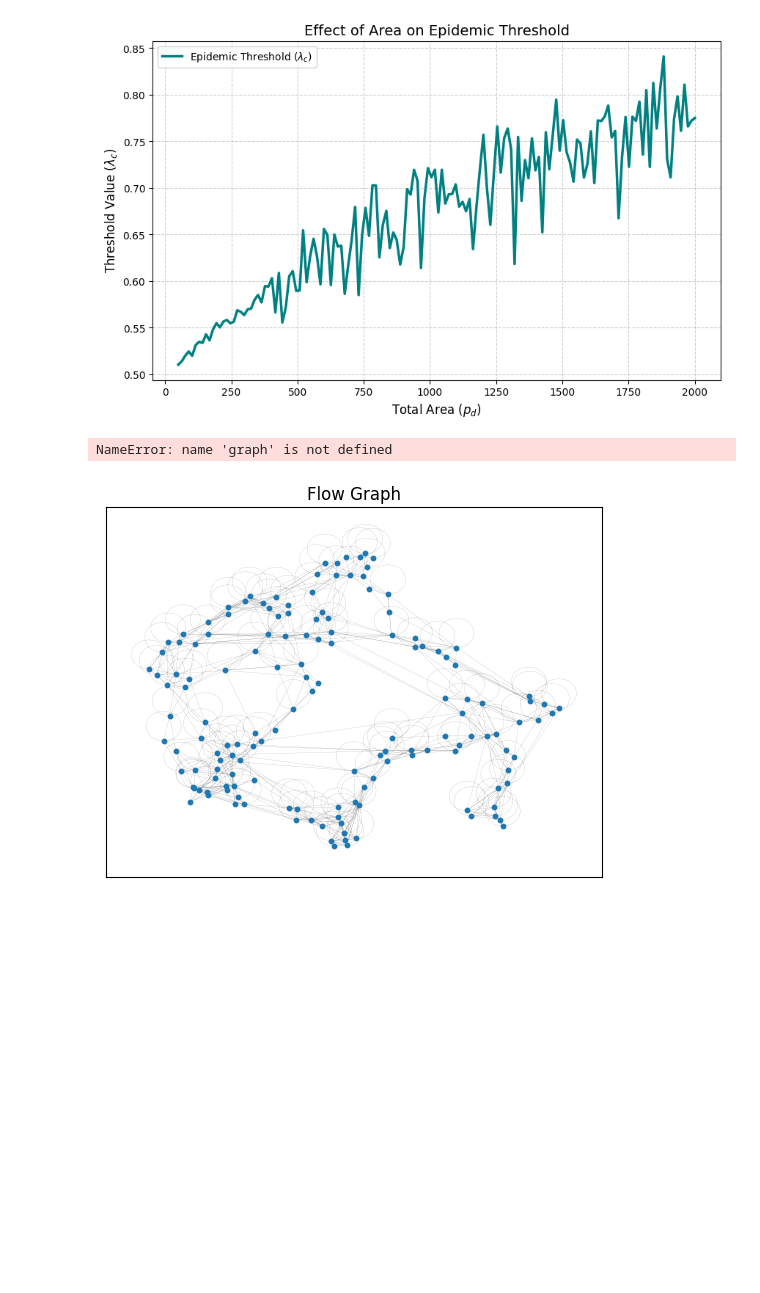
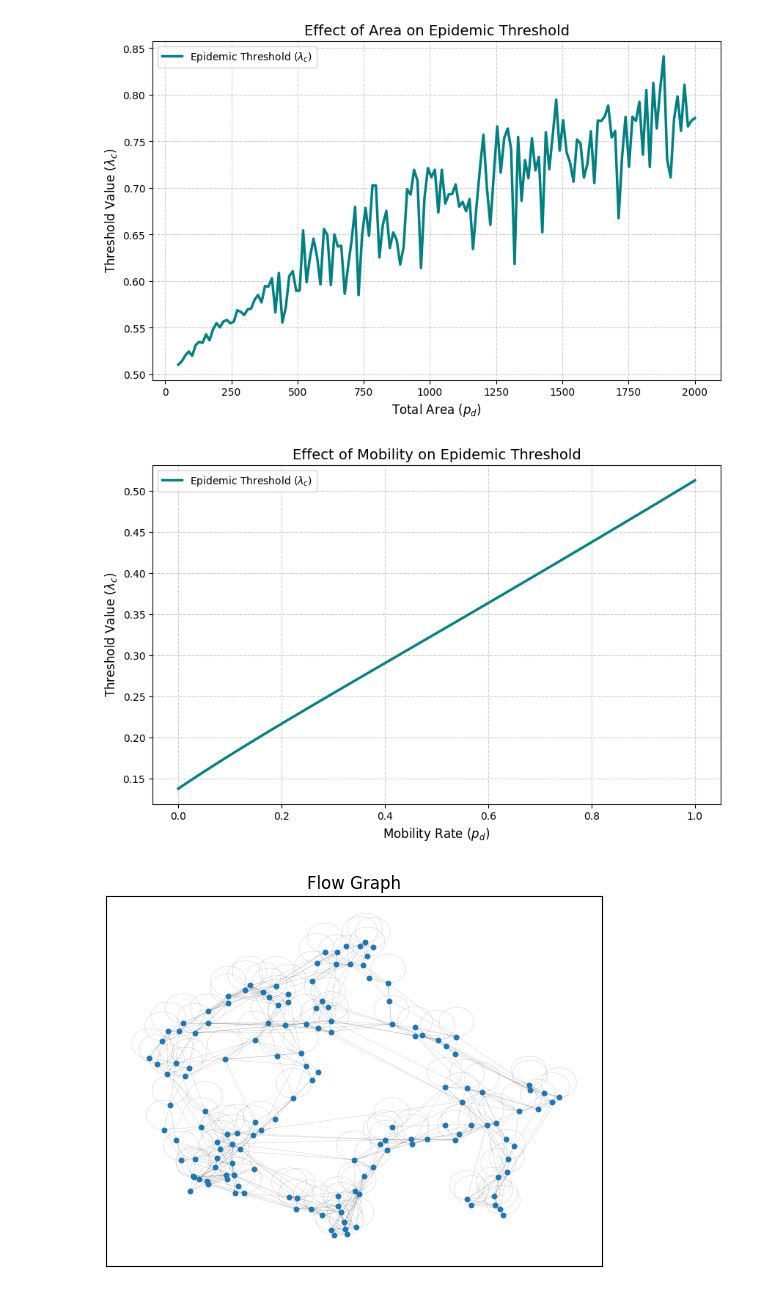
Before and after one commit to epnck/thesis, a Jupyter notebook: data generation/datagenpipeline.ipynb, the cells around one changed output. Cells and saved outputs as stored; diff of their text form; code cells hidden in the pictures; blank space fills up the shorter version.

```diff
--- a/data generation/datagenpipeline.ipynb
+++ b/data generation/datagenpipeline.ipynb
@@ -120,19 +122,22 @@ def generate_graph(total_population, number_nodes, area, alpha = 0.2):
 
    #zipfs law fore reaslitc cities
 
-    gamma = 0.55
-    decay_rate = 0.0028
-    rank = np.arange(1, number_nodes + 1)
-    zipf_term = 1 / ( rank ** gamma)
-    exponential_term = np.exp(-decay_rate * rank)
-    noise = np.random.lognormal(0, 0.05, number_nodes)
+    # gamma = 0.55
+    # decay_rate = 0.0028
+    # rank = np.arange(1, number_nodes + 1)
+    # zipf_term = 1 / ( rank ** gamma)
+    # exponential_term = np.exp(-decay_rate * rank)
+    # noise = np.random.lognormal(0, 0.05, number_nodes)
 
 
 
-    population_distribution = zipf_term * exponential_term * noise
 
-    population = ((population_distribution / population_distribution.sum()) * total_population).astype(int)
-    population[0] += total_population - population.sum()
+    # population_distribution = zipf_term  * exponential_term * noise
+    #
+    # population = ((population_distribution / population_distribution.sum()) * total_population).astype(int)
+    # population[0] += total_population - population.sum()
+
+    population = np.full(number_nodes, total_population // number_nodes)
 
     side_length = np.sqrt(area)
     positions = np.random.rand(number_nodes, 2) * side_length
@@ -245,17 +250,17 @@ def calculate_threshold(graph, population, total_area, recovery_rate, mobility_r
 #calculate_threshold(312969665, 3574052, 3220, 1, 1)
 # %%
 import scipy.sparse as sp
-#graph, population, position = generate_graph(total_population=312969665, area=3574052, number_nodes=3219, alpha=0)
+graph, population, position = generate_graph(total_population=312969665, area=3574052, number_nodes=3219, alpha=0)
 #graph, population, position = generate_graph(total_population=312969665, area=3574052, number_nodes=3220, alpha=0)
  #gamma = 0.55
     #decay_rate = 0.0028
 # Assuming 'graph' is your csr_matrix
-#sp.save_npz('radiation_newtest.npz', graph)
+sp.save_npz('radiation_newtest2.npz', graph)
 
 
 #graph, population, position = generate_graph(total_population=312969665, area=3574052, number_nodes=302, alpha=0.5)
 
 
 
-graph, population, position = generate_graph(total_population=6000000, area=2000, number_nodes=150, alpha=0) #miami
+#graph, population, position = generate_graph(total_population=6000000, area=2000, number_nodes=150, alpha=0) #miami
 # %%
@@ -308,34 +313,36 @@ import numpy as np
 import matplotlib.pyplot as plt
 
 # 1. Define the range of mobility rates (0 to 1)
 mobility_rates = np.linspace(0, 1, 50)
 thresholds = []
+
+graph, population, position = generate_graph(total_population=6000000, area=2000, number_nodes=400, alpha = 0)
 
 # 2. Loop through and call your function
 for rate in mobility_rates:
     # We call your function, updating only the mobility_rate each time
     t = calculate_threshold(
         graph,
         population=population,
         total_area=2000,
         recovery_rate=1,
         mobility_rate=rate
     )
     thresholds.append(t)
 
 # 3. Create the plot
 plt.figure(figsize=(10, 6))
 plt.plot(mobility_rates, thresholds, color='teal', linewidth=2.5, label='Epidemic Threshold ($\lambda_c$)')
 
 # Formatting the graph
 plt.title('Effect of Mobility on Epidemic Threshold', fontsize=14)
 plt.xlabel('Mobility Rate ($p_d$)', fontsize=12)
 plt.ylabel('Threshold Value ($\lambda_c$)', fontsize=12)
 plt.grid(True, linestyle='--', alpha=0.6)
 plt.legend()
 plt.show()
 # %% [output]
-NameError: name 'graph' is not defined
+[figure, added]
 # %%
 visualise_graph(graph)
 # %% [output]
```
Also changed, not shown: parts of 5 cells of this notebook, 6 other files.
